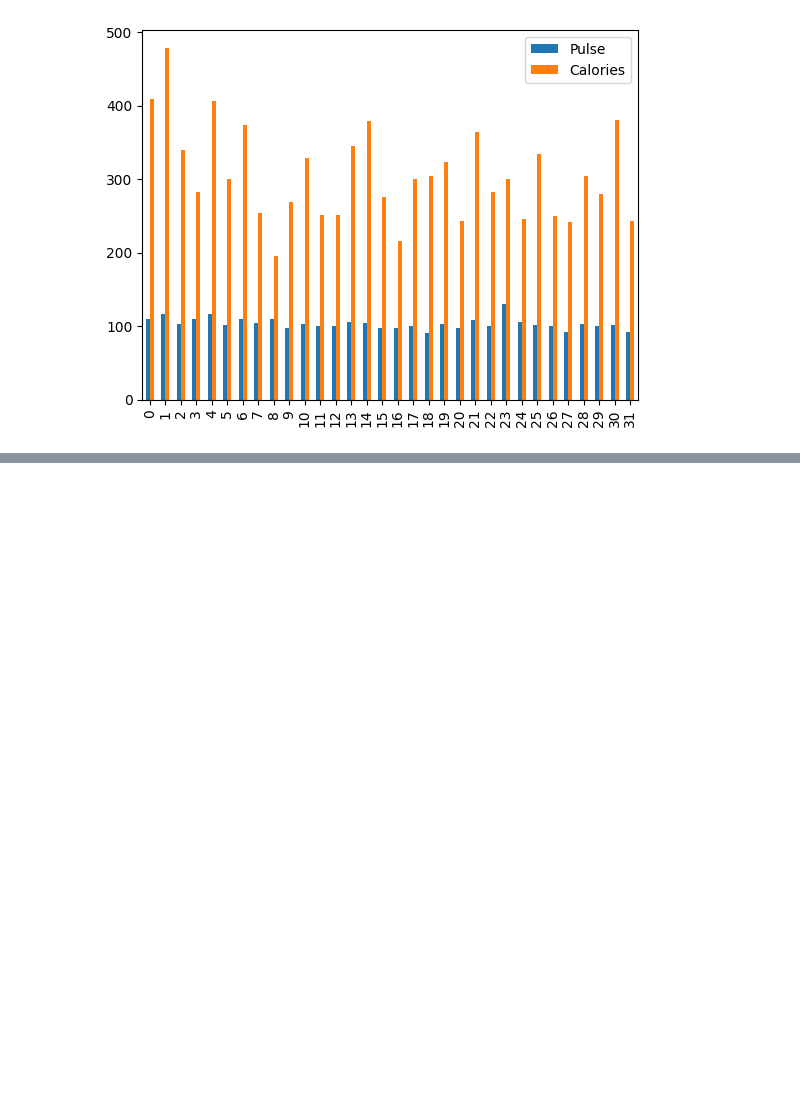
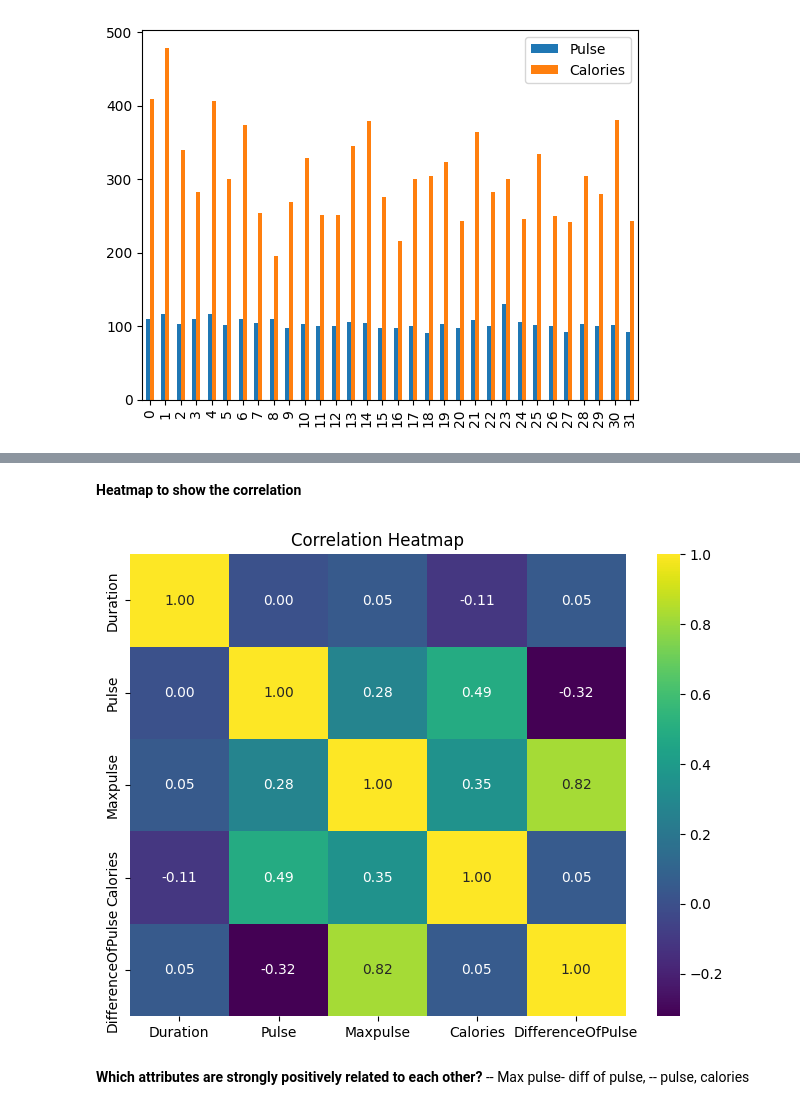
Before and after one commit to safakan/CCTB_repo_safak_atakan_celik, a Jupyter notebook: DEA113/EDA.ipynb, the cells around one changed output, grey strips where cells are left out. Saved outputs shown, nothing was run; the diff lists cells and outputs as text; code cells hidden in the pictures; blank space fills up the shorter version.

```diff
--- a/DEA113/EDA.ipynb
+++ b/DEA113/EDA.ipynb
@@ -278,0 +302,8 @@ barData.plot(kind='bar')
+# %%
+numerical_data = data.drop(columns=['Date'])
+numerical_data.head()
+
+# Generate the correlation matrix
+correlation_matrix = numerical_data.corr()
+print("Correlation Matrix:")
+print(correlation_matrix)
@@ -278,0 +318,14 @@ barData.plot(kind='bar')
+# %% [markdown]
+**Heatmap to show the correlation**
+# %%
+plt.figure(figsize=(8, 6))
+sns.heatmap(correlation_matrix, annot=True, cmap='viridis', fmt=".2f")
+
+plt.title('Correlation Heatmap')
+plt.show()
+# %% [output]
+[figure, added]
+# %% [markdown]
+**Which attributes are strongly positively related to each other?**
+-- Max pulse- diff of pulse,
+-- pulse, calories
```
Also changed, not shown: parts of 6 cells of this notebook.
